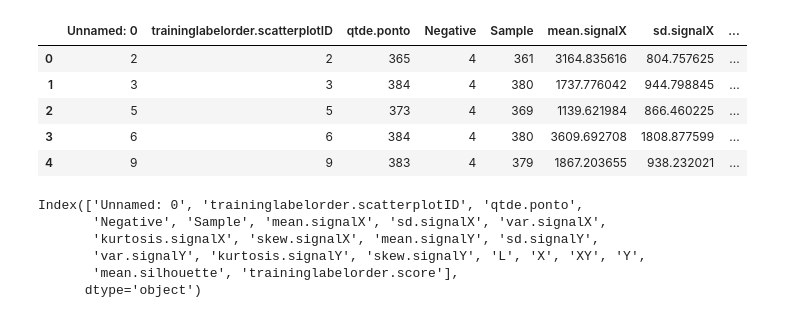
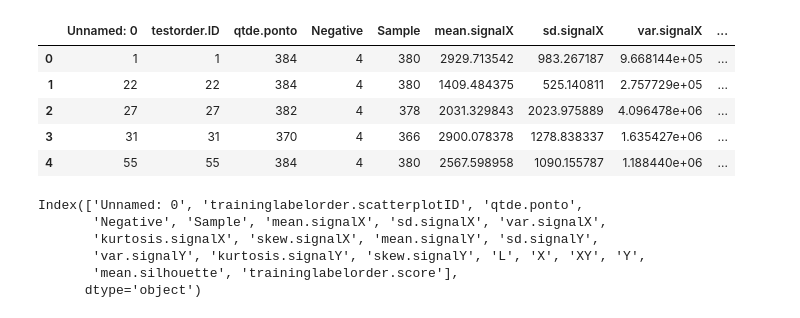
Before and after one commit to polivio/PEE, a Jupyter notebook: KNN_KDD_BR.ipynb, the cells around one changed output. Drawn from its saved outputs; the diff is of its cells as text; code cells hidden in the pictures.

```diff
--- a/KNN_KDD_BR.ipynb
+++ b/KNN_KDD_BR.ipynb
@@ -11,19 +11,20 @@ from sklearn.model_selection import train_test_split
 # %%
 # preprocessing # blob # raw
 train = pd.read_csv('https://github.com/polivio/PEE/raw/master/Training_grouped.csv')
 test = pd.read_csv('https://github.com/polivio/PEE/raw/master/Test_grouped.csv')
 
 #df.replace('?', -99999, inplace= True)
 #df.drop(['id'] ,1, inplace= True)
 
 train.head()
+test.head()
 # %% [output]
-|  | Unnamed: 0 | traininglabelorder.scatterplotID | qtde.ponto | Negative | Sample | mean.signalX | sd.signalX | ... |
-| 0 | 2 | 2 | 365 | 4 | 361 | 3164.835616 | 804.757625 | ... |
-| 1 | 3 | 3 | 384 | 4 | 380 | 1737.776042 | 944.798845 | ... |
-| 2 | 5 | 5 | 373 | 4 | 369 | 1139.621984 | 866.460225 | ... |
-| 3 | 6 | 6 | 384 | 4 | 380 | 3609.692708 | 1808.877599 | ... |
-| 4 | 9 | 9 | 383 | 4 | 379 | 1867.203655 | 938.232021 | ... |
+|  | Unnamed: 0 | testorder.ID | qtde.ponto | Negative | Sample | mean.signalX | sd.signalX | var.signalX | ... |
+| 0 | 1 | 1 | 384 | 4 | 380 | 2929.713542 | 983.267187 | 9.668144e+05 | ... |
+| 1 | 22 | 22 | 384 | 4 | 380 | 1409.484375 | 525.140811 | 2.757729e+05 | ... |
+| 2 | 27 | 27 | 382 | 4 | 378 | 2031.329843 | 2023.975889 | 4.096478e+06 | ... |
+| 3 | 31 | 31 | 370 | 4 | 366 | 2900.078378 | 1278.838337 | 1.635427e+06 | ... |
+| 4 | 55 | 55 | 384 | 4 | 380 | 2567.598958 | 1090.155787 | 1.188440e+06 | ... |
 # %%
 train.columns
 # %% [output]
```
Also changed, not shown: parts of 2 cells of this notebook.
